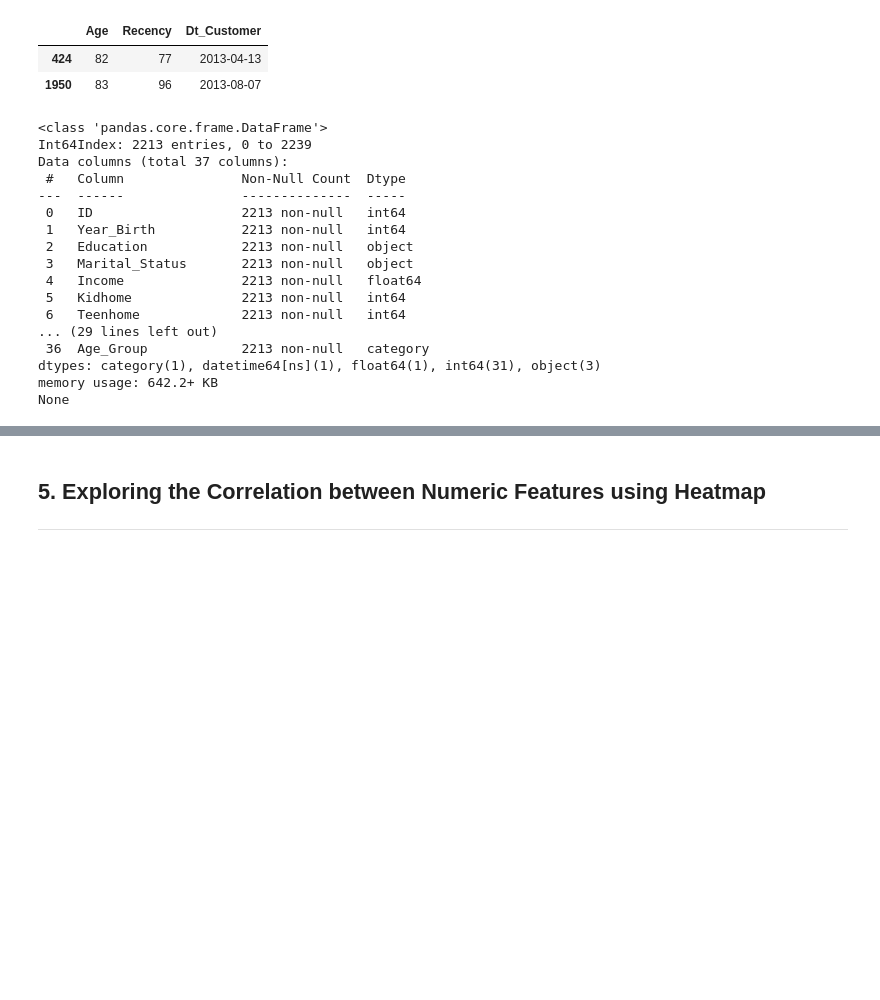
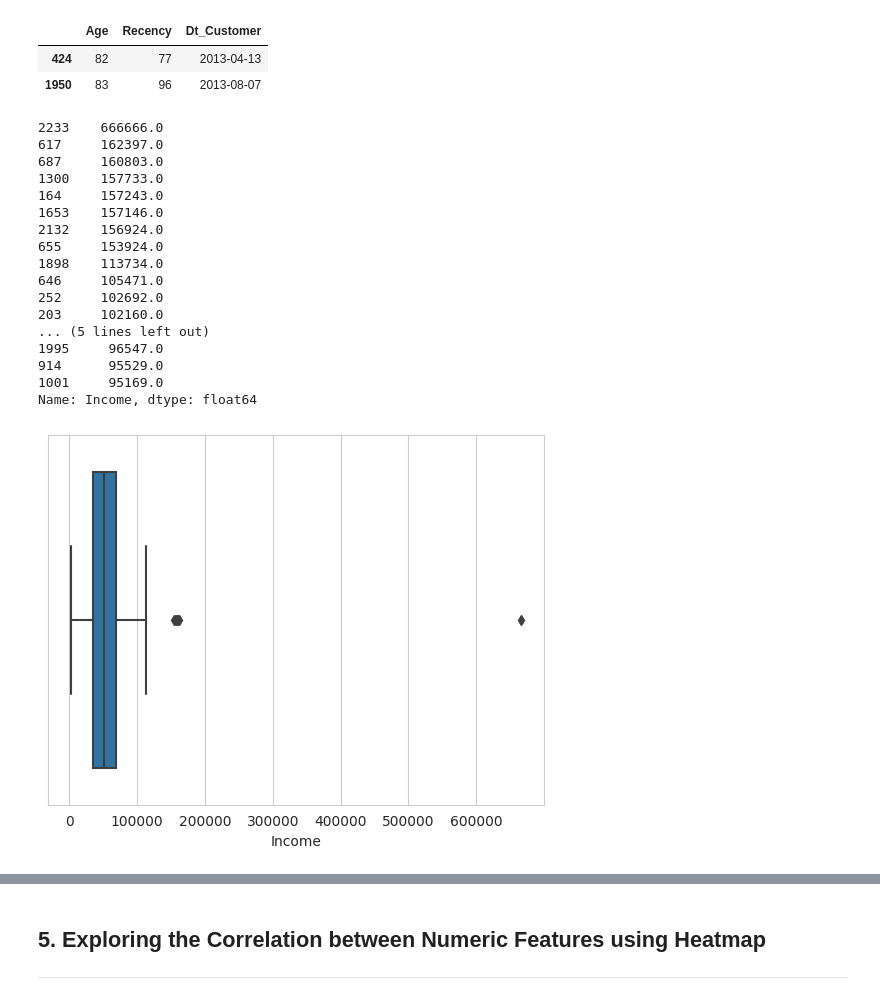
Before and after one commit to kostasalex/Customer-Personality-Analysis, a Jupyter notebook: Data_Mining_hw1.ipynb, the cells around one changed output, grey strips where cells are left out. Saved outputs shown, nothing was run; the diff lists cells and outputs as text; code cells hidden in the pictures; blank space fills up the shorter version.

Commit message:
feat: Implementation of question 6 Analyzing Data with Visualizations
- Plots need some improvements

```diff
--- a/Data_Mining_hw1.ipynb
+++ b/Data_Mining_hw1.ipynb
@@ -271,23 +271,27 @@ df.loc[df['Age'] > 80, ['Age', 'Recency', 'Dt_Customer' ]]
 |  | Age | Recency | Dt_Customer |
 | 424 | 82 | 77 | 2013-04-13 |
 | 1950 | 83 | 96 | 2013-08-07 |
-# %%
-print(df.info())
-# %% [output]
-<class 'pandas.core.frame.DataFrame'>
-Int64Index: 2213 entries, 0 to 2239
-Data columns (total 37 columns):
- #   Column               Non-Null Count  Dtype
----  ------               --------------  -----
- 0   ID                   2213 non-null   int64
- 1   Year_Birth           2213 non-null   int64
- 2   Education            2213 non-null   object
- 3   Marital_Status       2213 non-null   object
- 4   Income               2213 non-null   float64
- 5   Kidhome              2213 non-null   int64
- 6   Teenhome             2213 non-null   int64
-... (29 lines left out)
- 36  Age_Group            2213 non-null   category
-dtypes: category(1), datetime64[ns](1), float64(1), int64(31), object(3)
-memory usage: 642.2+ KB
-None
+# %%
+# plot a box plot for the income column
+sns.boxplot(data=df, x='Income')
+largest_incomes = df['Income'].nlargest(20)
+print(largest_incomes)
+# %% [output]
+2233    666666.0
+617     162397.0
+687     160803.0
+1300    157733.0
+164     157243.0
+1653    157146.0
+2132    156924.0
+655     153924.0
+1898    113734.0
+646     105471.0
+252     102692.0
+203     102160.0
+... (5 lines left out)
+1995     96547.0
+914      95529.0
+1001     95169.0
+Name: Income, dtype: float64
+[figure, added]
```
Also changed, not shown: parts of 28 cells of this notebook.
